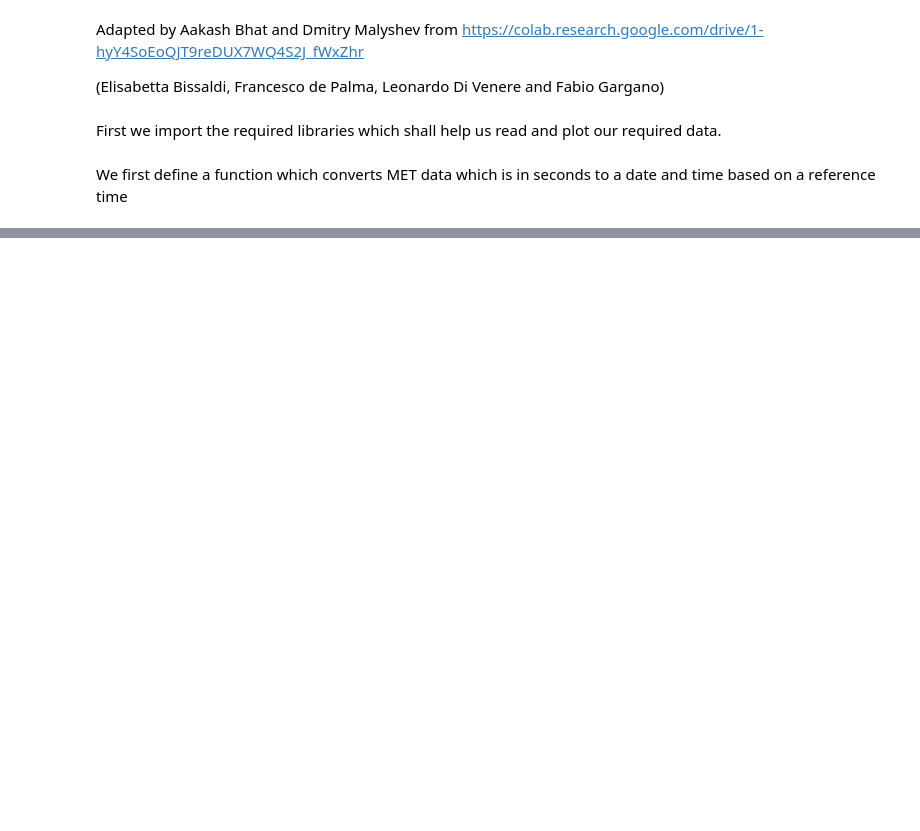
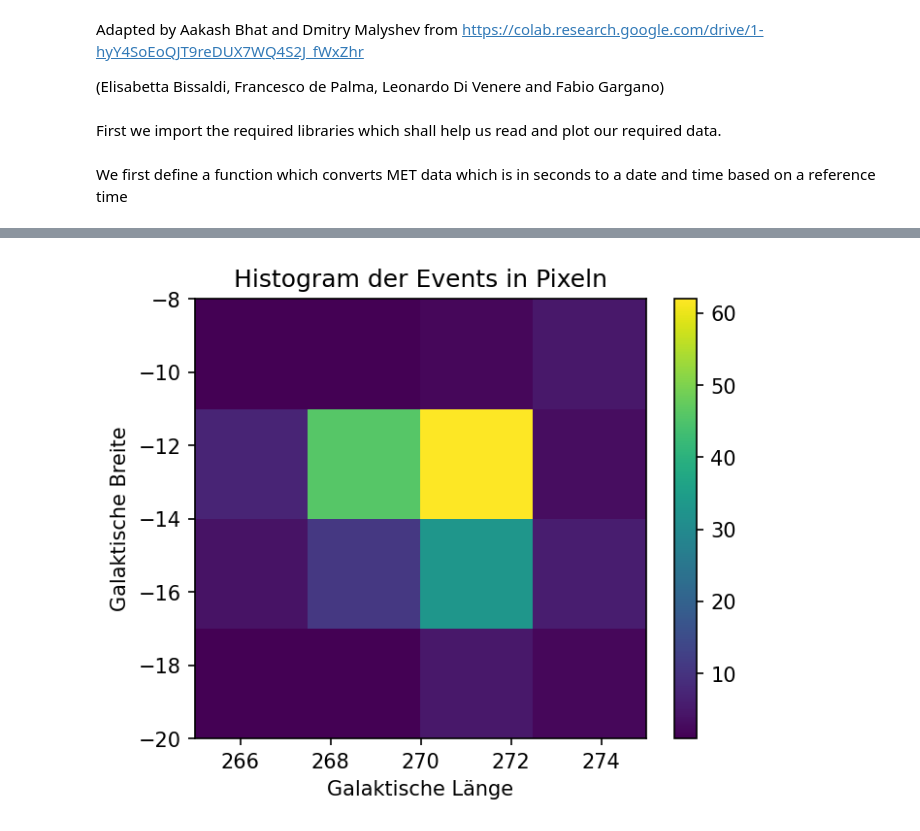
Before and after one commit to tunbehaun273/Fermi-Masterclass, a Jupyter notebook: Notebooks/FermiMasterclass_FAU_GRB-analysis.ipynb, the cells around one changed output, grey strips where cells are left out. Cells and saved outputs as stored; diff of their text form; code cells hidden in the pictures; blank space fills up the shorter version.

```diff
--- a/Notebooks/FermiMasterclass_FAU_GRB-analysis.ipynb
+++ b/Notebooks/FermiMasterclass_FAU_GRB-analysis.ipynb
@@ -437,0 +163,25 @@ mimsave('temp.gif', images, fps=1)
+# %%
+#####################################
+#####   Ändert die Werte hier   #####
+#-----------------------------------#
+nxybins = 5  # Anzahl der Bins
+glon_min = 265  # Minimum der Länge
+glon_max = 275  # Maximum der Länge
+glat_min = -20  # Minimum der Breite
+glat_max = -8   # Maximum der Breite
+#-----------------------------------#
+#####################################
+
+# Definition der Histogrambins
+glon_bins = np.linspace(glon_min, glon_max, nxybins)
+glat_bins = np.linspace(glat_min, glat_max, nxybins)
+
+# plot 2D histogram of counts of gamma-rays in pixels
+fig, ax = plt.subplots(dpi=150,figsize=(5,4))
+counts, xedges, yedges, im = ax.hist2d(glon, glat, bins=(glon_bins, glat_bins))
+cbar = plt.colorbar(im, ax=ax)
+plt.title("Histogram der Events in Pixeln");
+plt.xlabel("Galaktische Länge");
+plt.ylabel("Galaktische Breite");
+# %% [output]
+[figure, added]
```
Also changed, not shown: parts of 44 cells of this notebook.
